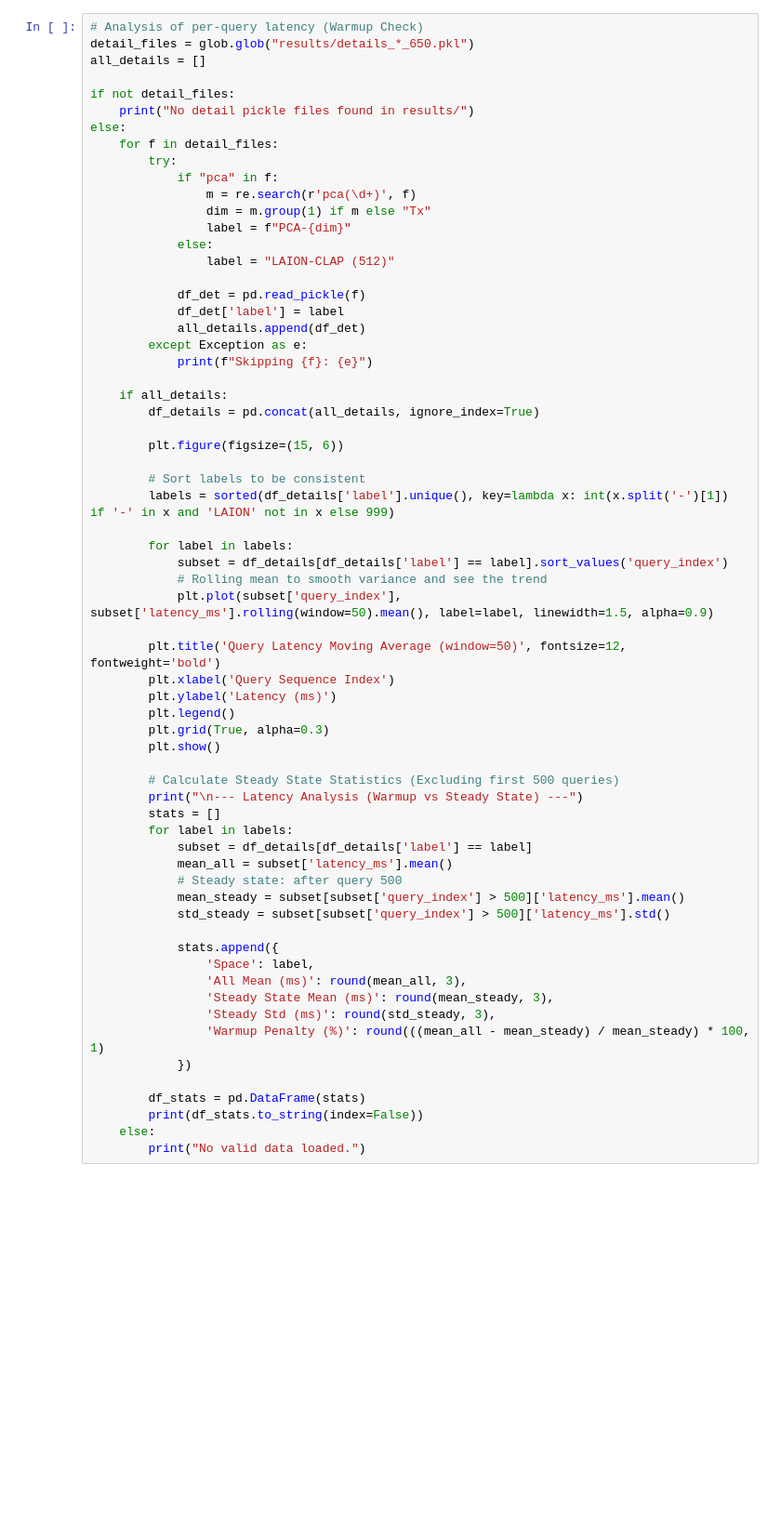
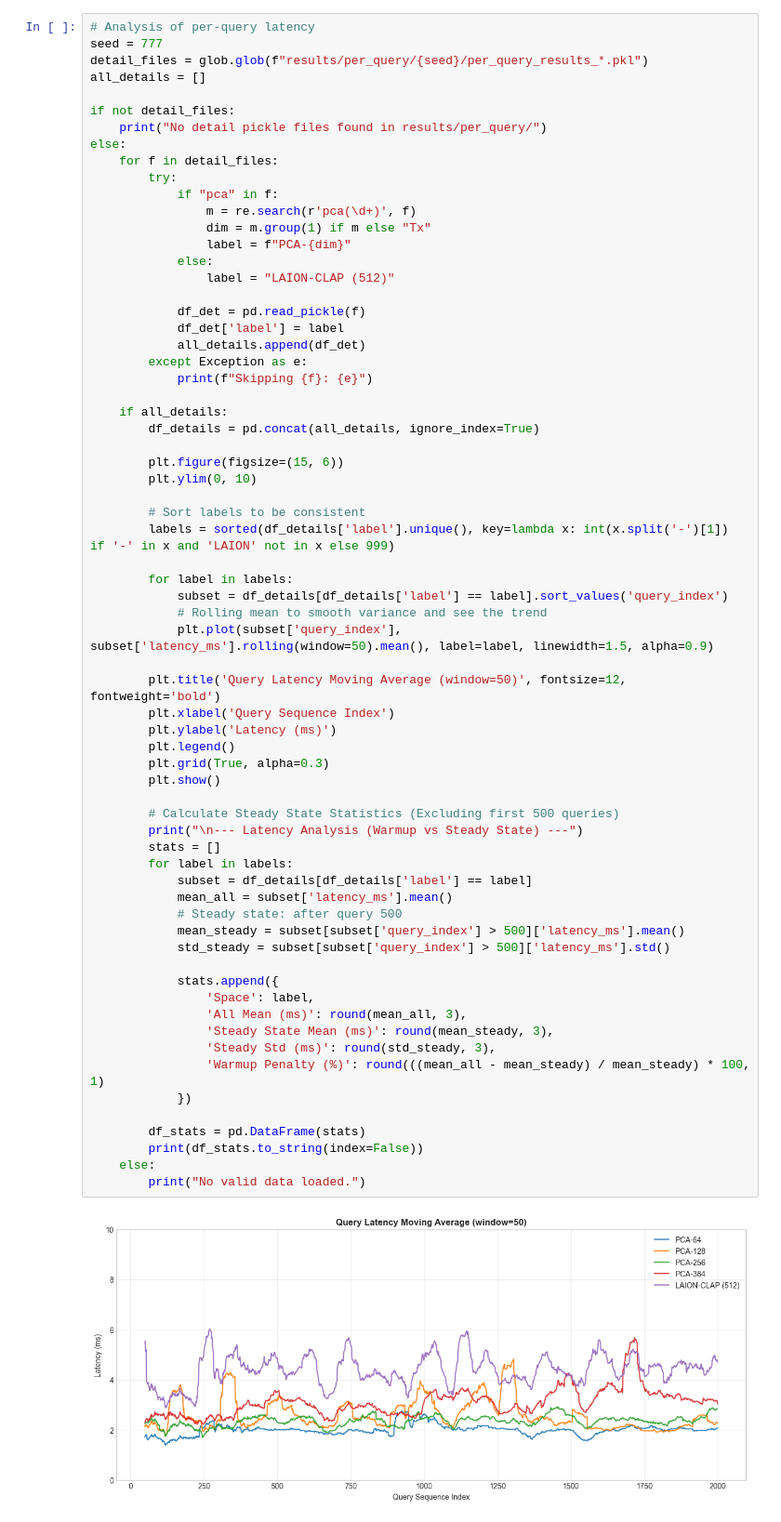
Before and after one commit to arhanv/freesound-solr-evaluation, a Jupyter notebook: eval/visualize_results.ipynb, the cells around one changed output. Shown: that part at 93% size. Saved outputs shown, nothing was run; the diff lists cells and outputs as text; blank space fills up the shorter version.

```diff
--- a/eval/visualize_results.ipynb
+++ b/eval/visualize_results.ipynb
@@ -56,10 +60,11 @@ plt.show()
 # %%
-# Analysis of per-query latency (Warmup Check)
-detail_files = glob.glob("results/details_*_650.pkl")
+# Analysis of per-query latency
+seed = 777
+detail_files = glob.glob(f"results/per_query/{seed}/per_query_results_*.pkl")
 all_details = []
 
 if not detail_files:
-    print("No detail pickle files found in results/")
+    print("No detail pickle files found in results/per_query/")
 else:
     for f in detail_files:
         try:
@@ -80,6 +85,7 @@ else:
         df_details = pd.concat(all_details, ignore_index=True)
 
         plt.figure(figsize=(15, 6))
+        plt.ylim(0, 10)
 
         # Sort labels to be consistent
         labels = sorted(df_details['label'].unique(), key=lambda x: int(x.split('-')[1]) if '-' in x and 'LAION' not in x else 999)
@@ -91,30 +97,32 @@ else:
 
         plt.title('Query Latency Moving Average (window=50)', fontsize=12, fontweight='bold')
         plt.xlabel('Query Sequence Index')
         plt.ylabel('Latency (ms)')
         plt.legend()
         plt.grid(True, alpha=0.3)
         plt.show()
 
         # Calculate Steady State Statistics (Excluding first 500 queries)
         print("\n--- Latency Analysis (Warmup vs Steady State) ---")
         stats = []
         for label in labels:
             subset = df_details[df_details['label'] == label]
             mean_all = subset['latency_ms'].mean()
             # Steady state: after query 500
             mean_steady = subset[subset['query_index'] > 500]['latency_ms'].mean()
             std_steady = subset[subset['query_index'] > 500]['latency_ms'].std()
 
             stats.append({
                 'Space': label,
                 'All Mean (ms)': round(mean_all, 3),
                 'Steady State Mean (ms)': round(mean_steady, 3),
                 'Steady Std (ms)': round(std_steady, 3),
                 'Warmup Penalty (%)': round(((mean_all - mean_steady) / mean_steady) * 100, 1)
             })
 
         df_stats = pd.DataFrame(stats)
         print(df_stats.to_string(index=False))
     else:
         print("No valid data loaded.")
+# %% [output]
+[figure, added]
```
Also changed, not shown: parts of 4 cells of this notebook, 26 other files.
